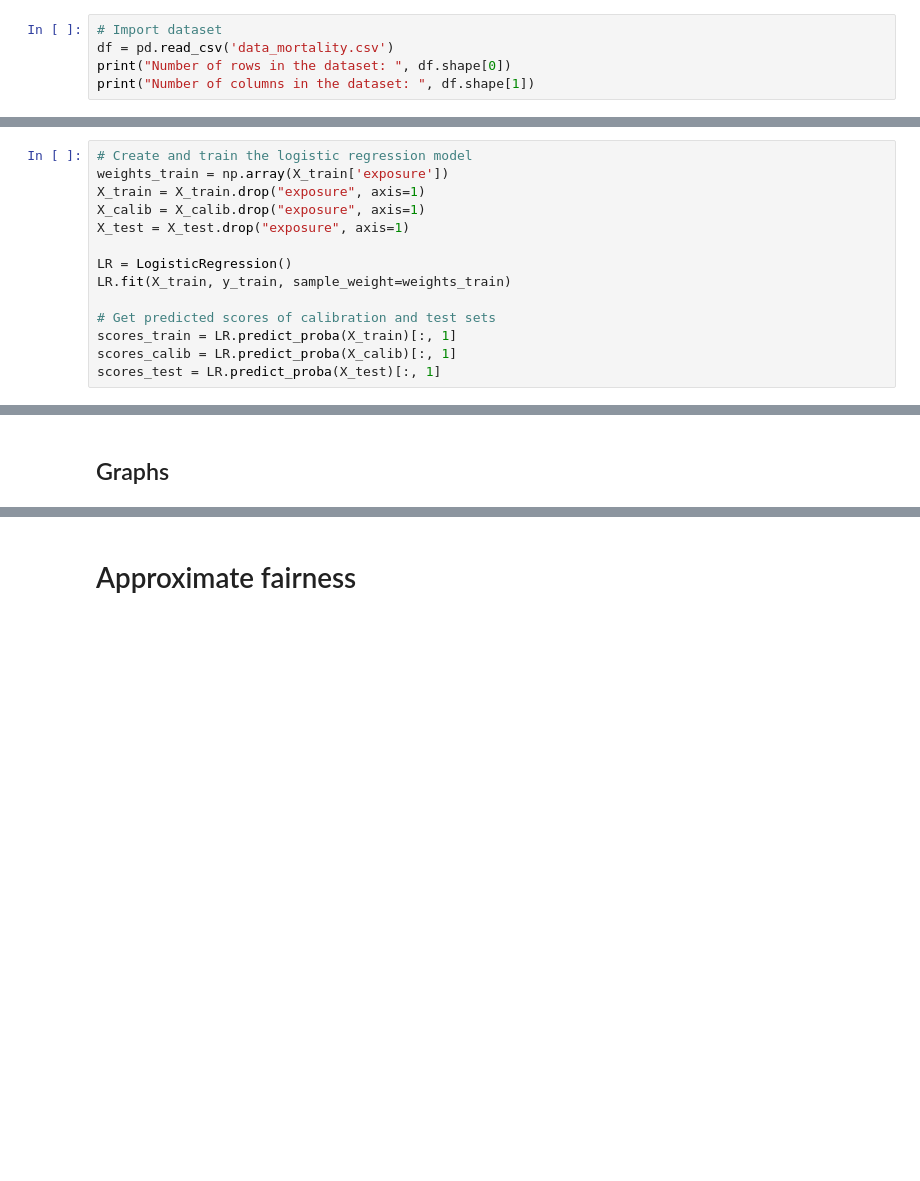
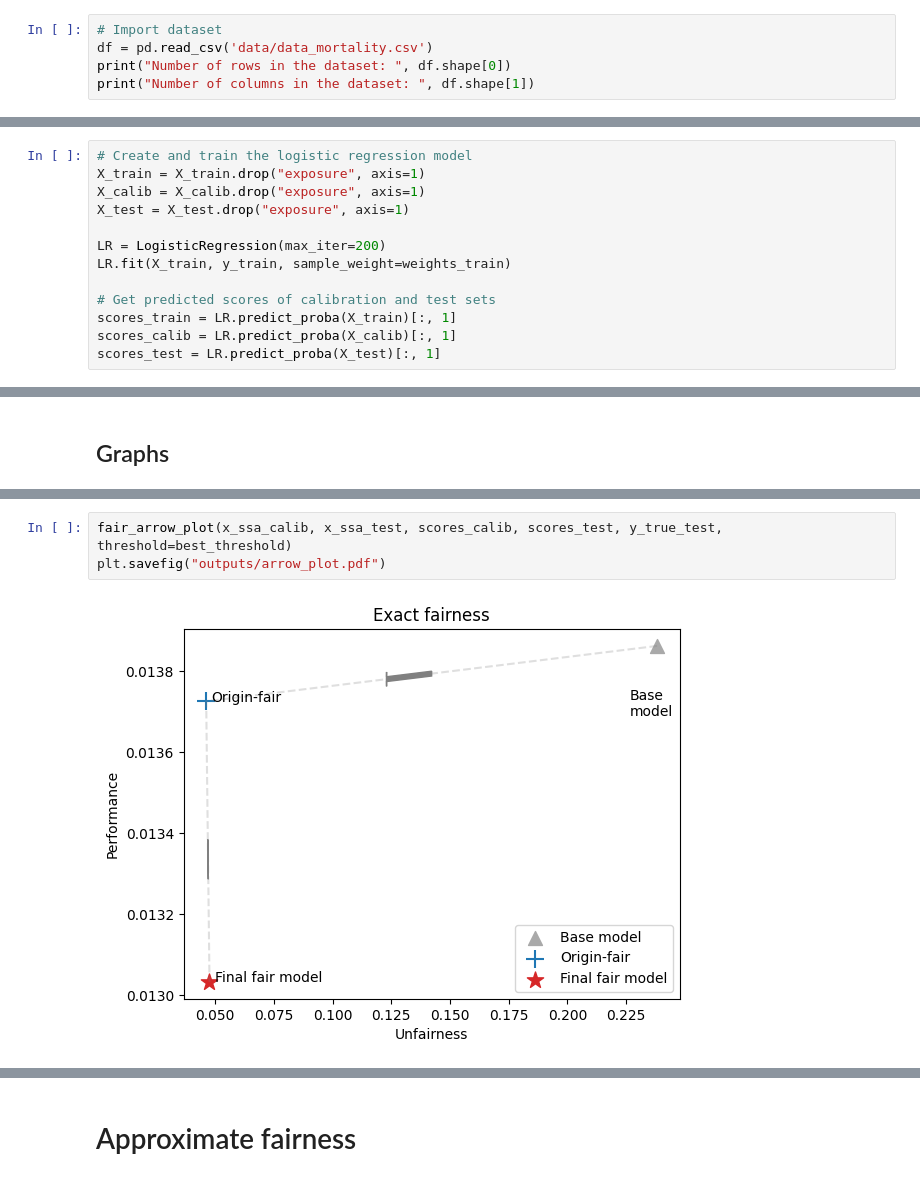
Before and after one commit to fer-agathe/quantil_seminar, a Jupyter notebook: application_quantil.ipynb, the cells around one changed output, grey strips where cells are left out. Saved outputs shown, nothing was run; the diff lists cells and outputs as text; blank space fills up the shorter version.

```diff
--- a/application_quantil.ipynb
+++ b/application_quantil.ipynb
@@ -17,7 +15,7 @@ np.random.seed(2000)
 # Data
 # %%
 # Import dataset
-df = pd.read_csv('data_mortality.csv')
+df = pd.read_csv('data/data_mortality.csv')
 print("Number of rows in the dataset: ", df.shape[0])
 print("Number of columns in the dataset: ", df.shape[1])
 # %% [output]
@@ -54,11 +55,10 @@ X_calib, X_test, y_calib, y_test = train_test_split(X_temp, y_temp, test_size=0.
 # %%
 # Create and train the logistic regression model
-weights_train = np.array(X_train['exposure'])
 X_train = X_train.drop("exposure", axis=1)
 X_calib = X_calib.drop("exposure", axis=1)
 X_test = X_test.drop("exposure", axis=1)
 
-LR = LogisticRegression()
+LR = LogisticRegression(max_iter=200)
 LR.fit(X_train, y_train, sample_weight=weights_train)
 
 # Get predicted scores of calibration and test sets
@@ -273,0 +289,5 @@ plt.savefig('density.pdf')
+# %%
+fair_arrow_plot(x_ssa_calib, x_ssa_test, scores_calib, scores_test, y_true_test, threshold=best_threshold)
+plt.savefig("outputs/arrow_plot.pdf")
+# %% [output]
+[figure, added]
```
Also changed, not shown: parts of 24 cells of this notebook, 2 other files.
